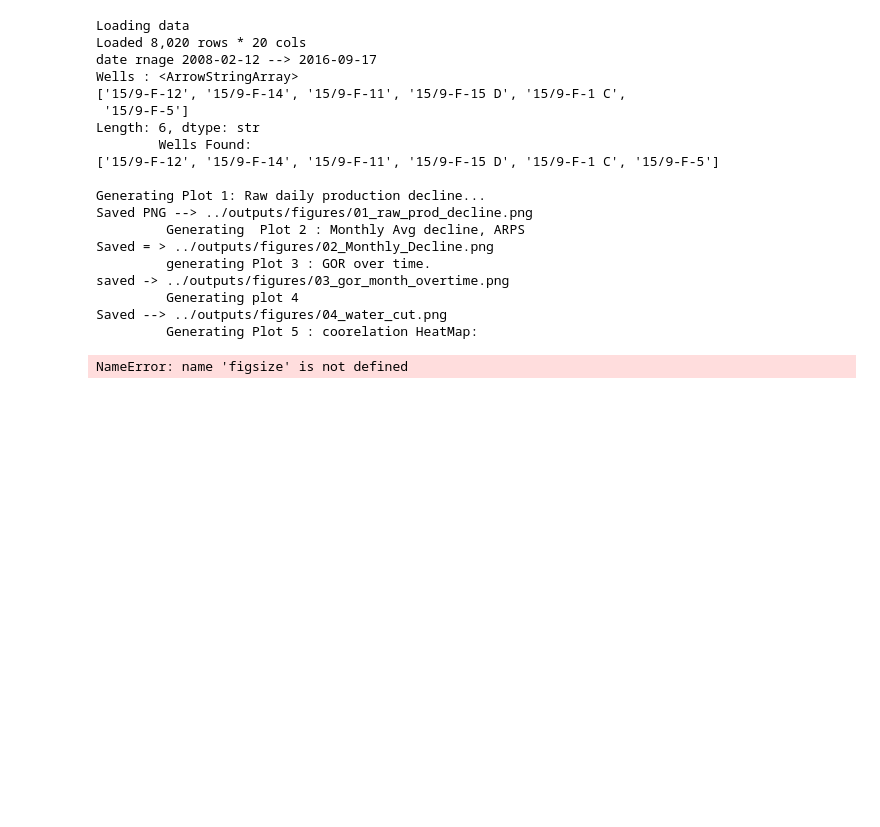
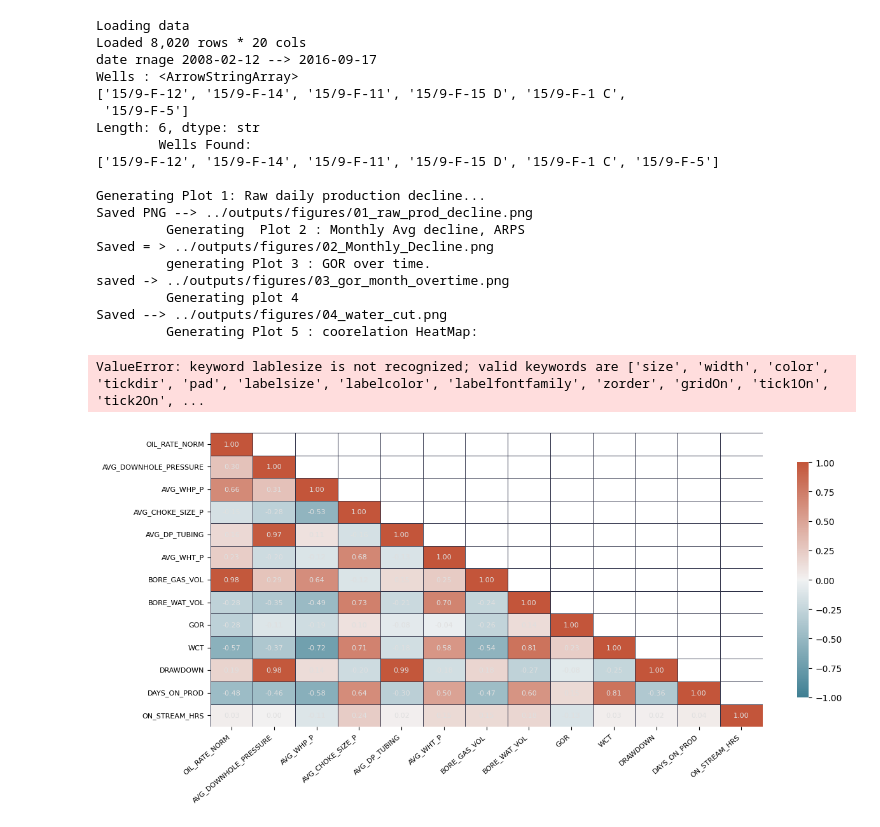
Before and after one commit to armaan9991/Oil-Well-Production-Forecast, a Jupyter notebook: notebooks/eda.ipynb, the cells around one changed output. Saved outputs shown, nothing was run; the diff lists cells and outputs as text; code cells hidden in the pictures; blank space fills up the shorter version.

```diff
--- a/notebooks/eda.ipynb
+++ b/notebooks/eda.ipynb
@@ -266,35 +266,36 @@ ax.set_yticklabels(ax.get_yticklabels(),
                    rotation=0,
                    fontsize= 8)
 ax.collections[0].colorbar.ax.tick_params(
-    labelcolor=TEXT , lablesize =8
+    labelcolor=TEXT , labelsize =8
 )
 
 style_ax(ax,
          title='Coorelation Heatmap \nnFocus on BORE_OIL_VOL to find strongest prodictor')
 
 plt.tight_layout()
 path=f'{OUTPUT_DIR}/05_coorelation_heatmap.png'
 fig.savefig(path,dpi=150,bbox_inches ='tight',facecolor=BG)
 plt.close()
 print(f'Saved -> {path}')
 # %% [output]
 Loading data
 Loaded 8,020 rows * 20 cols
 date rnage 2008-02-12 --> 2016-09-17
 Wells : <ArrowStringArray>
 ['15/9-F-12', '15/9-F-14', '15/9-F-11', '15/9-F-15 D', '15/9-F-1 C',
  '15/9-F-5']
 Length: 6, dtype: str
         Wells Found:
 ['15/9-F-12', '15/9-F-14', '15/9-F-11', '15/9-F-15 D', '15/9-F-1 C', '15/9-F-5']
 
 Generating Plot 1: Raw daily production decline...
 Saved PNG --> ../outputs/figures/01_raw_prod_decline.png
          Generating  Plot 2 : Monthly Avg decline, ARPS
 Saved = > ../outputs/figures/02_Monthly_Decline.png
          generating Plot 3 : GOR over time.
 saved -> ../outputs/figures/03_gor_month_overtime.png
          Generating plot 4
 Saved --> ../outputs/figures/04_water_cut.png
          Generating Plot 5 : coorelation HeatMap:
-NameError: name 'figsize' is not defined
+ValueError: keyword lablesize is not recognized; valid keywords are ['size', 'width', 'color', 'tickdir', 'pad', 'labelsize', 'labelcolor', 'labelfontfamily', 'zorder', 'gridOn', 'tick1On', 'tick2On', ...
+[figure, added]
```
Also changed, not shown: 1 other file.
